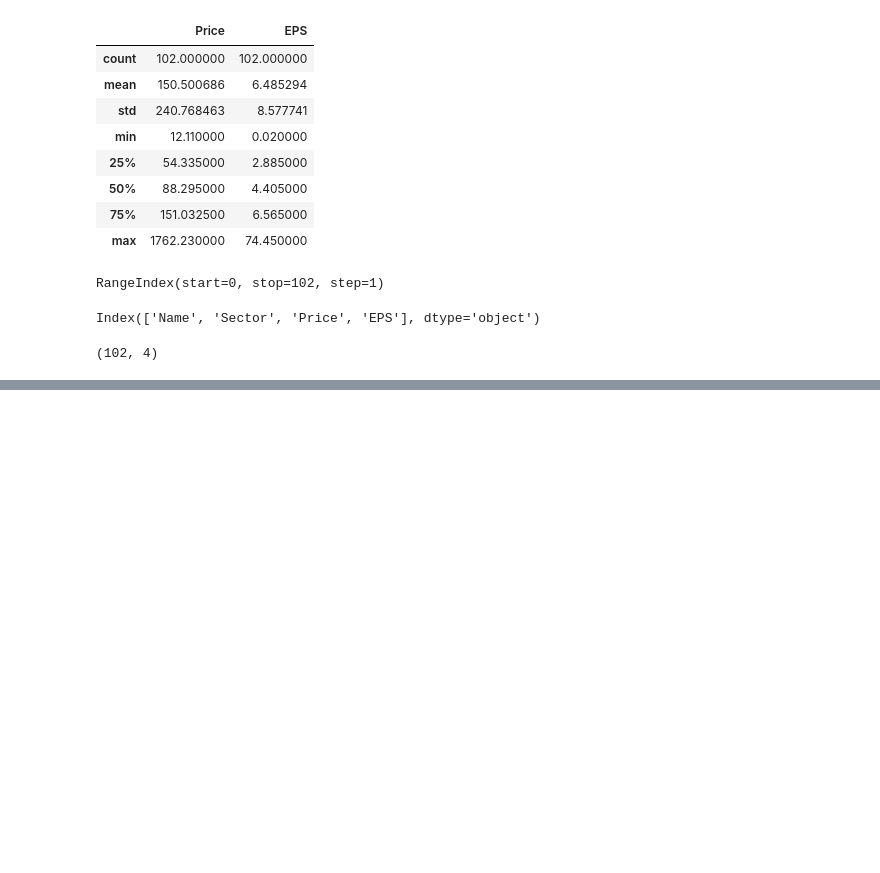
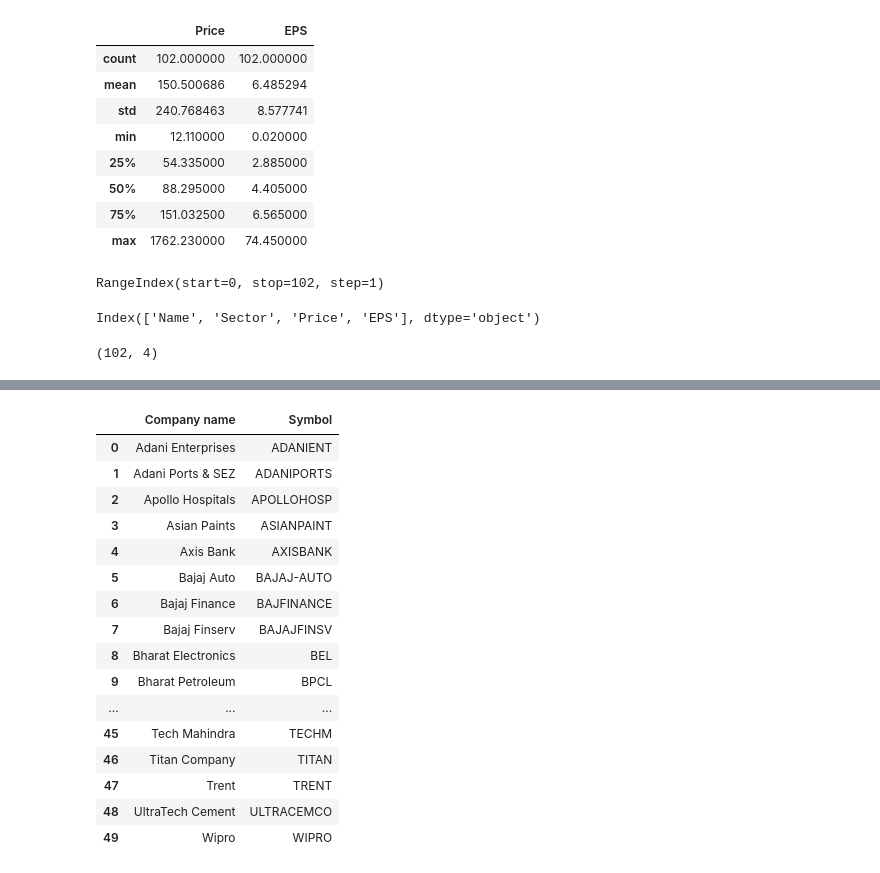
Before and after one commit to sunilsala88/batch-30-hindi, a Jupyter notebook: 9_data_analysis/pandas1.ipynb, the cells around one changed output, grey strips where cells are left out. Drawn from its saved outputs; the diff is of its cells as text; code cells hidden in the pictures; blank space fills up the shorter version.

```diff
--- a/9_data_analysis/pandas1.ipynb
+++ b/9_data_analysis/pandas1.ipynb
@@ -187,0 +232,20 @@ df11.shape
+# %%
+df13[['Company name','Symbol']]
+# %% [output]
+|  | Company name | Symbol |
+| 0 | Adani Enterprises | ADANIENT |
+| 1 | Adani Ports & SEZ | ADANIPORTS |
+| 2 | Apollo Hospitals | APOLLOHOSP |
+| 3 | Asian Paints | ASIANPAINT |
+| 4 | Axis Bank | AXISBANK |
+| 5 | Bajaj Auto | BAJAJ-AUTO |
+| 6 | Bajaj Finance | BAJFINANCE |
+| 7 | Bajaj Finserv | BAJAJFINSV |
+| 8 | Bharat Electronics | BEL |
+| 9 | Bharat Petroleum | BPCL |
+| ... | ... | ... |
+| 45 | Tech Mahindra | TECHM |
+| 46 | Titan Company | TITAN |
+| 47 | Trent | TRENT |
+| 48 | UltraTech Cement | ULTRACEMCO |
+| 49 | Wipro | WIPRO |
```
Also changed, not shown: parts of 11 cells of this notebook.
